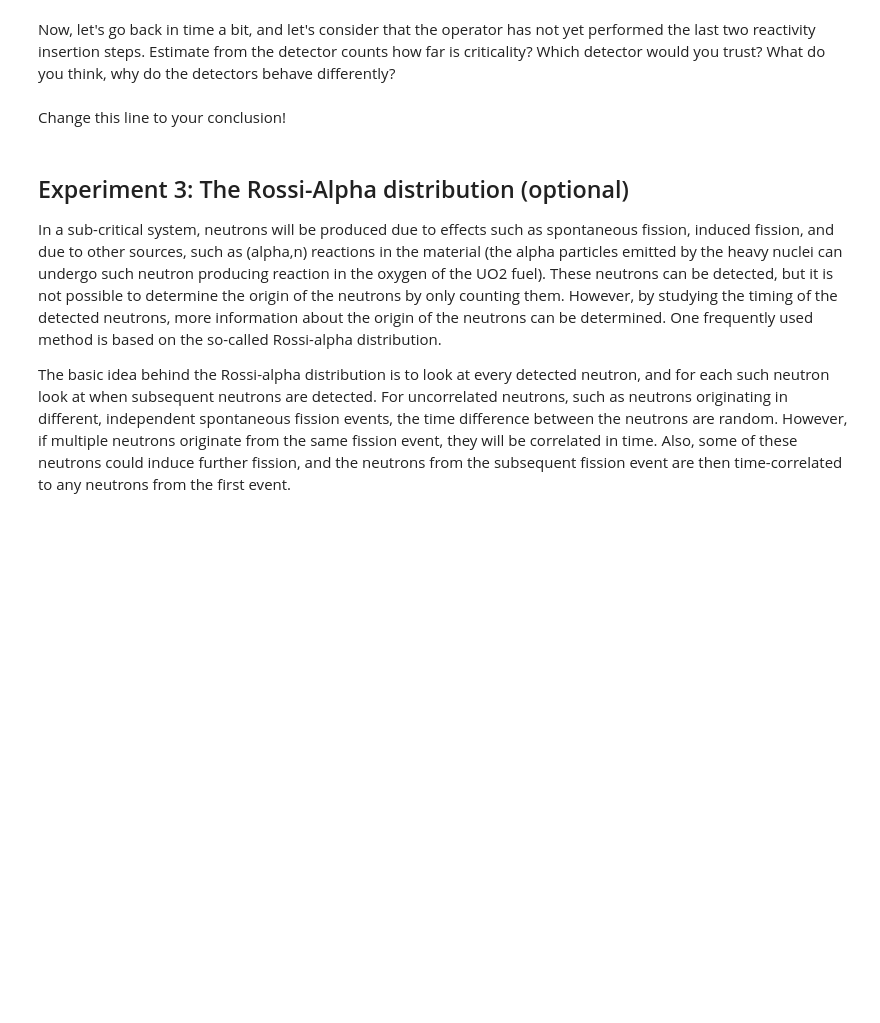
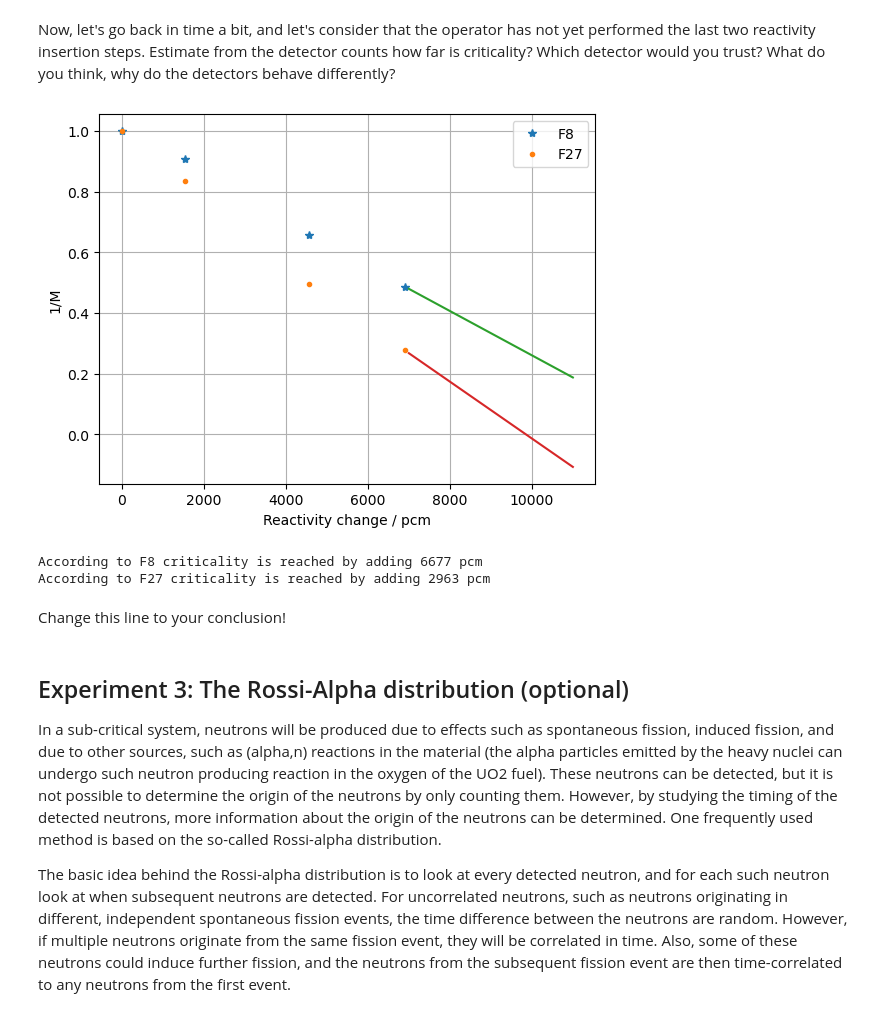
Before and after one commit to jeppeppej/RFP, a Jupyter notebook: Datalabs/Datalab09/9-SubcriticalSystems.ipynb, the cells around one changed output. Drawn from its saved outputs; the diff is of its cells as text; code cells hidden in the pictures; blank space fills up the shorter version.

```diff
--- a/Datalabs/Datalab09/9-SubcriticalSystems.ipynb
+++ b/Datalabs/Datalab09/9-SubcriticalSystems.ipynb
@@ -238,3 +246,30 @@ F27 = np.array([1.79,2.14,3.61,6.45])
+# %%
+#Your code comes here!
+rho = np.cumsum(Delta_rho) #use np.cumsum to get the cumulative sum of Delta_rho
+Minv8= F8[0]/F8
+Minv27= F27[0]/F27 #normalize the signal detector 27
+
+p8=np.polyfit(rho[-2:],Minv8[-2:], deg=1)
+fit8=np.poly1d(p8)
+p27=np.polyfit(rho[-2:],Minv27[-2:], deg=1)#fit a 1st degree polynom for detector 27
+fit27=np.poly1d(p27)
+rhofit=np.linspace(7000,11000,500)
+plt.plot(rho,Minv8,'*', label='F8')
+plt.plot(rho,Minv27,'.', label='F27')
+plt.plot(rhofit,fit8(rhofit),'-')
+plt.plot(rhofit,fit27(rhofit),'-')
+plt.grid()
+plt.legend()
+plt.xlabel('Reactivity change / pcm')
+plt.ylabel('1/M')
+plt.show()
+
+print('According to F8 criticality is reached by adding',round(-p8[1]/p8[0]-rho[-1]),'pcm')
+print('According to F27 criticality is reached by adding',round(-p27[1]/p27[0]-rho[-1]),'pcm')
+# %% [output]
+[figure, added]
+According to F8 criticality is reached by adding 6677 pcm
+According to F27 criticality is reached by adding 2963 pcm
 # %% [markdown]
 Change this line to your conclusion!
 # %% [markdown]
```
Also changed, not shown: parts of 6 cells of this notebook.
